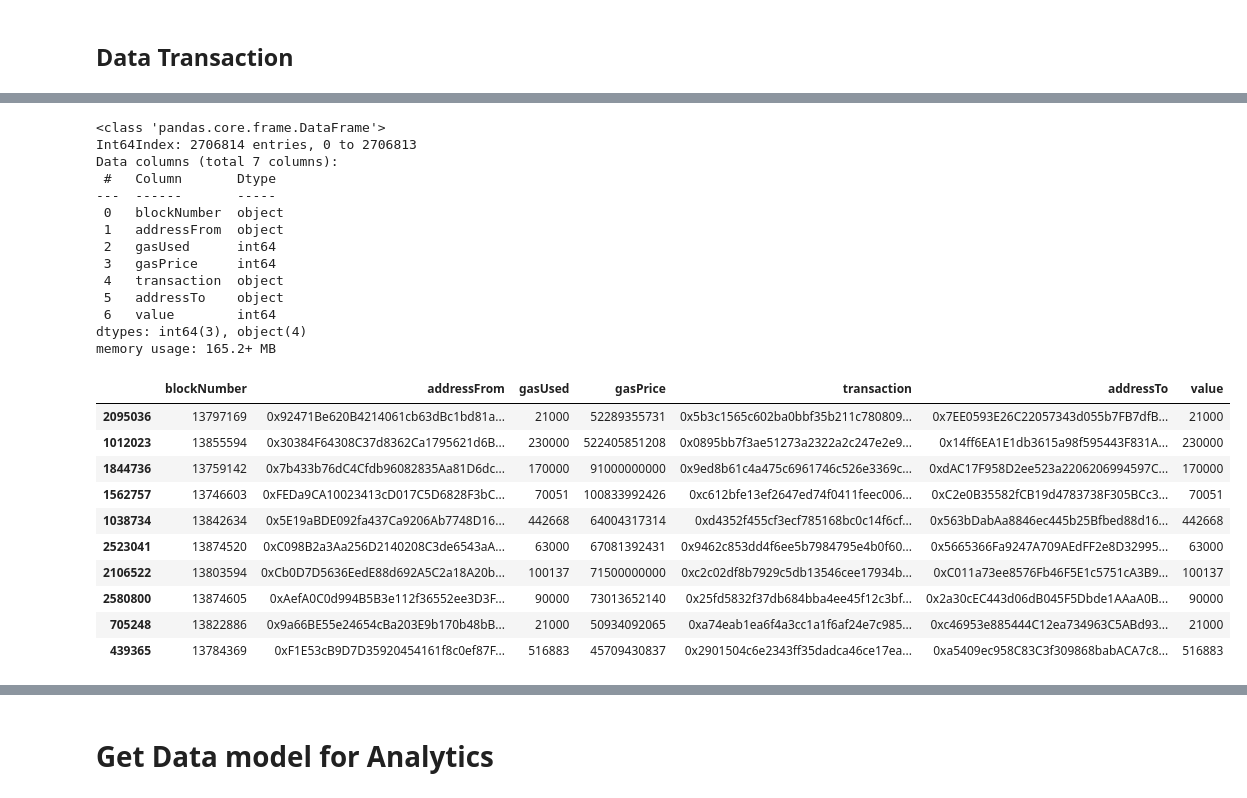
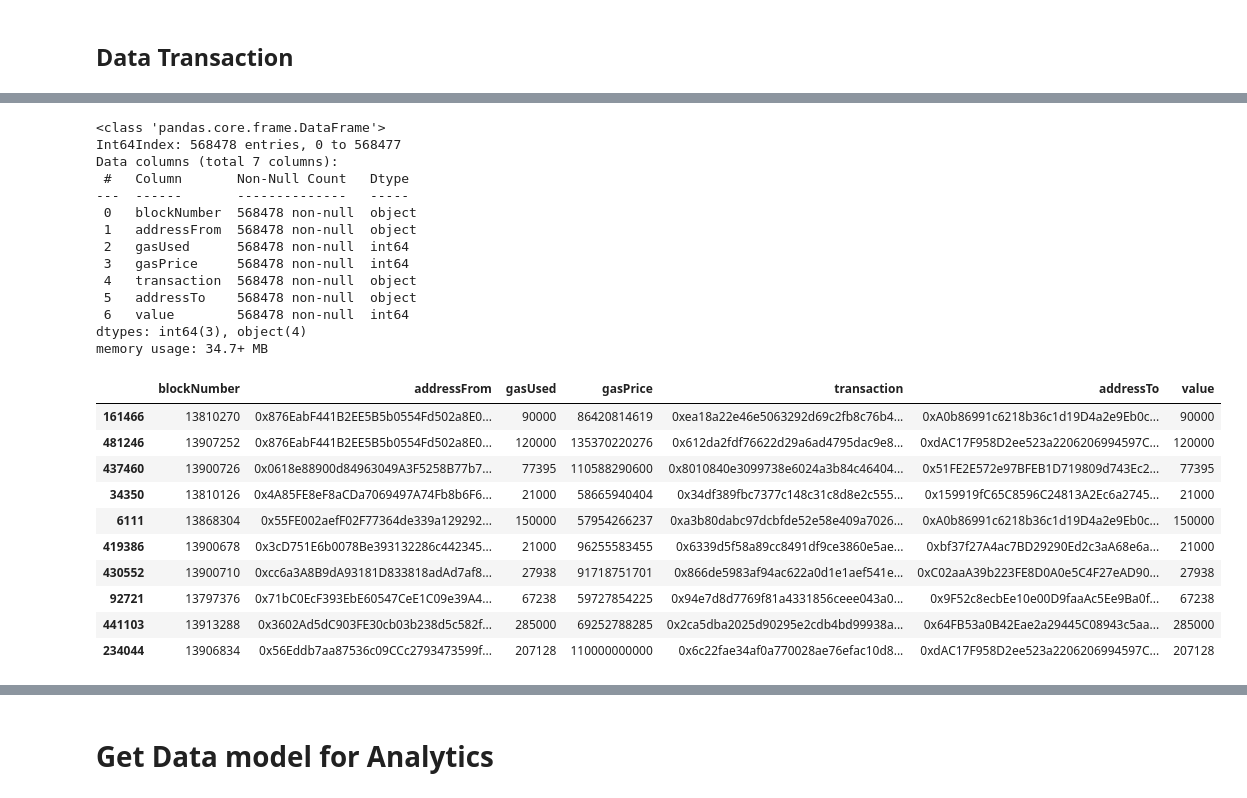
Before and after one commit to mello9999/etherBot, a Jupyter notebook: src/analytics/transform.ipynb, the cells around one changed output, grey strips where cells are left out. Cells and saved outputs as stored; diff of their text form; code cells hidden in the pictures.

```diff
--- a/src/analytics/transform.ipynb
+++ b/src/analytics/transform.ipynb
@@ -414,45 +273,45 @@ memory usage: 144.6+ MB
 # %%
 # renamed column
-transaction_data = transaction_data.rename(columns={'blockNumber': 'blockNumber', 'from': 'addressFrom', 'gas': 'gasUsed',
+transaction_data2 = transaction_data2.rename(columns={'blockNumber': 'blockNumber', 'from': 'addressFrom', 'gas': 'gasUsed',
                                          'gasPrice': 'gasPrice', 'hash': 'transaction', 'to': 'addressTo','value':'value'}, inplace=False)
 # %%
 # convert columns of Data DataFrame to "numeric"
-transaction_data['gasUsed'] = transaction_data['gasUsed'].map(pd.to_numeric)
-transaction_data['gasPrice'] = transaction_data['gasPrice'].map(pd.to_numeric)
-transaction_data['value'] = transaction_data['value'].map(pd.to_numeric)
+transaction_data2['gasUsed'] = transaction_data2['gasUsed'].map(pd.to_numeric)
+transaction_data2['gasPrice'] = transaction_data2['gasPrice'].map(pd.to_numeric)
+transaction_data2['value'] = transaction_data2['value'].map(pd.to_numeric)
 # %%
-transaction_data.drop(transaction_data[transaction_data['gasUsed'] == 0].index, inplace = True)
+transaction_data2.drop(transaction_data2[transaction_data2['gasUsed'] == 0].index, inplace = True)
 # %%
-transaction_data = pd.DataFrame(transaction_data, columns=['blockNumber', 'addressFrom', 'gasUsed', 'gasPrice', 'transaction', 'addressTo', 'value'])
+transaction_data2 = pd.DataFrame(transaction_data2, columns=['blockNumber', 'addressFrom', 'gasUsed', 'gasPrice', 'transaction', 'addressTo', 'value'])
 # %%
-transaction_data.info()
+transaction_data2.info()
 # %% [output]
 <class 'pandas.core.frame.DataFrame'>
-Int64Index: 2706814 entries, 0 to 2706813
+Int64Index: 568478 entries, 0 to 568477
 Data columns (total 7 columns):
- #   Column       Dtype
----  ------       -----
- 0   blockNumber  object
- 1   addressFrom  object
- 2   gasUsed      int64
- 3   gasPrice     int64
- 4   transaction  object
- 5   addressTo    object
- 6   value        int64
+ #   Column       Non-Null Count   Dtype
+---  ------       --------------   -----
+ 0   blockNumber  568478 non-null  object
+ 1   addressFrom  568478 non-null  object
+ 2   gasUsed      568478 non-null  int64
+ 3   gasPrice     568478 non-null  int64
+ 4   transaction  568478 non-null  object
+ 5   addressTo    568478 non-null  object
+ 6   value        568478 non-null  int64
 dtypes: int64(3), object(4)
-memory usage: 165.2+ MB
+memory usage: 34.7+ MB
 # %%
-transaction_data.sample(10)
+transaction_data2.sample(10)
 # %% [output]
 |  | blockNumber | addressFrom | gasUsed | gasPrice | transaction | addressTo | value |
-| 2095036 | 13797169 | 0x92471Be620B4214061cb63dBc1bd81a... | 21000 | 52289355731 | 0x5b3c1565c602ba0bbf35b211c780809... | 0x7EE0593E26C22057343d055b7FB7dfB... | 21000 |
-| 1012023 | 13855594 | 0x30384F64308C37d8362Ca1795621d6B... | 230000 | 522405851208 | 0x0895bb7f3ae51273a2322a2c247e2e9... | 0x14ff6EA1E1db3615a98f595443F831A... | 230000 |
-| 1844736 | 13759142 | 0x7b433b76dC4Cfdb96082835Aa81D6dc... | 170000 | 91000000000 | 0x9ed8b61c4a475c6961746c526e3369c... | 0xdAC17F958D2ee523a2206206994597C... | 170000 |
-| 1562757 | 13746603 | 0xFEDa9CA10023413cD017C5D6828F3bC... | 70051 | 100833992426 | 0xc612bfe13ef2647ed74f0411feec006... | 0xC2e0B35582fCB19d4783738F305BCc3... | 70051 |
-| 1038734 | 13842634 | 0x5E19aBDE092fa437Ca9206Ab7748D16... | 442668 | 64004317314 | 0xd4352f455cf3ecf785168bc0c14f6cf... | 0x563bDabAa8846ec445b25Bfbed88d16... | 442668 |
-| 2523041 | 13874520 | 0xC098B2a3Aa256D2140208C3de6543aA... | 63000 | 67081392431 | 0x9462c853dd4f6ee5b7984795e4b0f60... | 0x5665366Fa9247A709AEdFF2e8D32995... | 63000 |
-| 2106522 | 13803594 | 0xCb0D7D5636EedE88d692A5C2a18A20b... | 100137 | 71500000000 | 0xc2c02df8b7929c5db13546cee17934b... | 0xC011a73ee8576Fb46F5E1c5751cA3B9... | 100137 |
-| 2580800 | 13874605 | 0xAefA0C0d994B5B3e112f36552ee3D3F... | 90000 | 73013652140 | 0x25fd5832f37db684bba4ee45f12c3bf... | 0x2a30cEC443d06dB045F5Dbde1AAaA0B... | 90000 |
-| 705248 | 13822886 | 0x9a66BE55e24654cBa203E9b170b48bB... | 21000 | 50934092065 | 0xa74eab1ea6f4a3cc1a1f6af24e7c985... | 0xc46953e885444C12ea734963C5ABd93... | 21000 |
-| 439365 | 13784369 | 0xF1E53cB9D7D35920454161f8c0ef87F... | 516883 | 45709430837 | 0x2901504c6e2343ff35dadca46ce17ea... | 0xa5409ec958C83C3f309868babACA7c8... | 516883 |
+| 161466 | 13810270 | 0x876EabF441B2EE5B5b0554Fd502a8E0... | 90000 | 86420814619 | 0xea18a22e46e5063292d69c2fb8c76b4... | 0xA0b86991c6218b36c1d19D4a2e9Eb0c... | 90000 |
+| 481246 | 13907252 | 0x876EabF441B2EE5B5b0554Fd502a8E0... | 120000 | 135370220276 | 0x612da2fdf76622d29a6ad4795dac9e8... | 0xdAC17F958D2ee523a2206206994597C... | 120000 |
+| 437460 | 13900726 | 0x0618e88900d84963049A3F5258B77b7... | 77395 | 110588290600 | 0x8010840e3099738e6024a3b84c46404... | 0x51FE2E572e97BFEB1D719809d743Ec2... | 77395 |
+| 34350 | 13810126 | 0x4A85FE8eF8aCDa7069497A74Fb8b6F6... | 21000 | 58665940404 | 0x34df389fbc7377c148c31c8d8e2c555... | 0x159919fC65C8596C24813A2Ec6a2745... | 21000 |
+| 6111 | 13868304 | 0x55FE002aefF02F77364de339a129292... | 150000 | 57954266237 | 0xa3b80dabc97dcbfde52e58e409a7026... | 0xA0b86991c6218b36c1d19D4a2e9Eb0c... | 150000 |
+| 419386 | 13900678 | 0x3cD751E6b0078Be393132286c442345... | 21000 | 96255583455 | 0x6339d5f58a89cc8491df9ce3860e5ae... | 0xbf37f27A4ac7BD29290Ed2c3aA68e6a... | 21000 |
+| 430552 | 13900710 | 0xcc6a3A8B9dA93181D833818adAd7af8... | 27938 | 91718751701 | 0x866de5983af94ac622a0d1e1aef541e... | 0xC02aaA39b223FE8D0A0e5C4F27eAD90... | 27938 |
+| 92721 | 13797376 | 0x71bC0EcF393EbE60547CeE1C09e39A4... | 67238 | 59727854225 | 0x94e7d8d7769f81a4331856ceee043a0... | 0x9F52c8ecbEe10e00D9faaAc5Ee9Ba0f... | 67238 |
+| 441103 | 13913288 | 0x3602Ad5dC903FE30cb03b238d5c582f... | 285000 | 69252788285 | 0x2ca5dba2025d90295e2cdb4bd99938a... | 0x64FB53a0B42Eae2a29445C08943c5aa... | 285000 |
+| 234044 | 13906834 | 0x56Eddb7aa87536c09CCc2793473599f... | 207128 | 110000000000 | 0x6c22fae34af0a770028ae76efac10d8... | 0xdAC17F958D2ee523a2206206994597C... | 207128 |
 # %%
```
Also changed, not shown: parts of 94 cells of this notebook, 2 other files.
